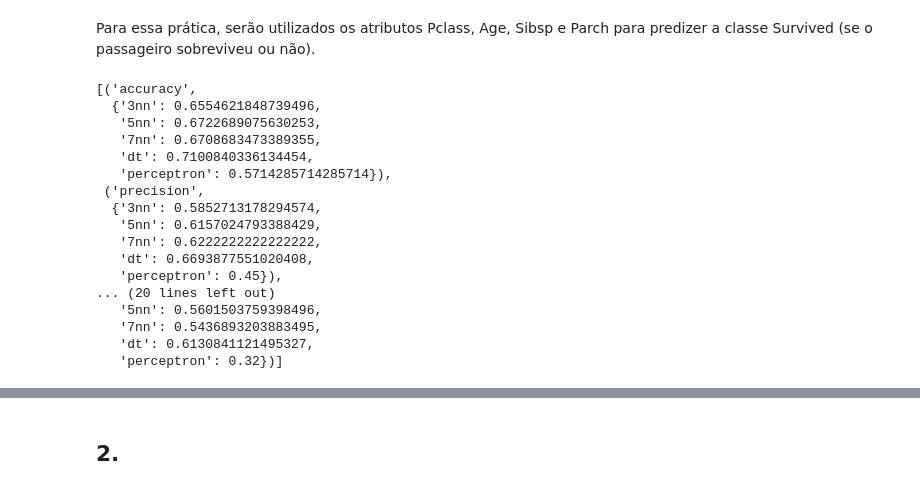
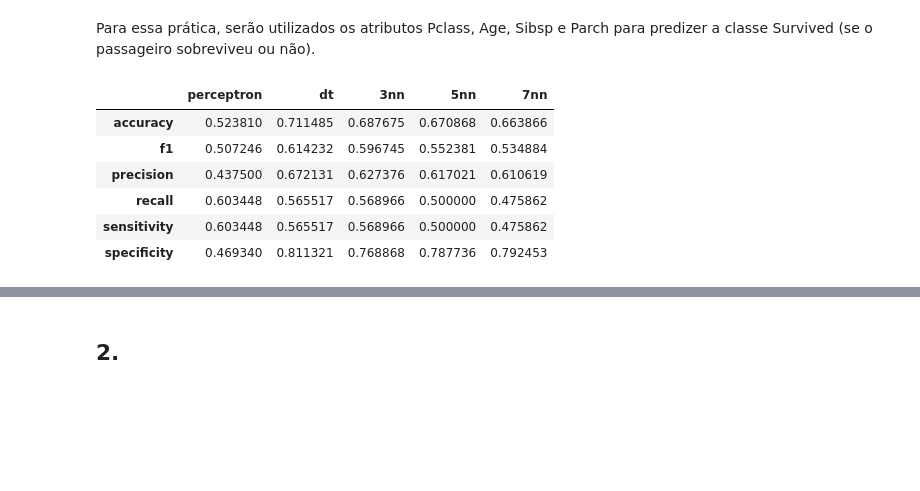
Before and after one commit to RafaelMonteiro95/icd-scc0275, a Jupyter notebook: pratica_7_9293095_9293421.ipynb, the cells around one changed output, grey strips where cells are left out. Drawn from its saved outputs; the diff is of its cells as text; code cells hidden in the pictures; blank space fills up the shorter version.

```diff
--- a/pratica_7_9293095_9293421.ipynb
+++ b/pratica_7_9293095_9293421.ipynb
@@ -159,7 +155,9 @@ def recall(conf_matrix):
     tn, fp, fn, tp = conf_matrix.ravel()
     return tp / (tp + fn)
 
-sensitivity = recall
+def sensitivity(conf_matrix):
+    # Para classificação binaria, sensitividade é igual ao recall
+    return recall(conf_matrix)
 
 def specificity(conf_matrix):
     tn, fp, fn, tp = conf_matrix.ravel()
@@ -169,33 +167,22 @@ def f1(conf_matrix):
     prec, rec = precision(conf_matrix), recall(conf_matrix)
     return 2 * (prec * rec) / (prec + rec)
 
-metrics = {}
-metrics['accuracy'] = calc_metric(res['results'], accuracy)
-metrics['precision'] = calc_metric(res['results'], precision)
-metrics['recall'] = calc_metric(res['results'], recall)
-metrics['sensitivity'] = calc_metric(res['results'], sensitivity)
-metrics['specificity'] = calc_metric(res['results'], specificity)
-metrics['f1'] = calc_metric(res['results'], f1)
+metrics = [accuracy, precision, recall, sensitivity, specificity, f1]
-# %%
-from pprint import pprint
-
-# imprimir em ordem de inserção
-pprint(list(metrics.items()))
-# %% [output]
-[('accuracy',
-  {'3nn': 0.6554621848739496,
-   '5nn': 0.6722689075630253,
-   '7nn': 0.6708683473389355,
-   'dt': 0.7100840336134454,
-   'perceptron': 0.5714285714285714}),
- ('precision',
-  {'3nn': 0.5852713178294574,
-   '5nn': 0.6157024793388429,
-   '7nn': 0.6222222222222222,
-   'dt': 0.6693877551020408,
-   'perceptron': 0.45}),
-... (20 lines left out)
-   '5nn': 0.5601503759398496,
-   '7nn': 0.5436893203883495,
-   'dt': 0.6130841121495327,
-   'perceptron': 0.32})]
+# %%
+# Criando um dicionario com todas as metricas calculadas
+# res_metrics = { c_name:{ metric.__name__:metric(sum(res['results'][c_name])) for metric in metrics } for c_name in res['results'] }
+res_metrics = {}
+for c_name in res['results']:
+    res_metrics[c_name] = {}
+    for metric in metrics:
+        res_metrics[c_name][metric.__name__] = metric(sum(res['results'][c_name]))
+
+pd.DataFrame(res_metrics)
+# %% [output]
+|  | perceptron | dt | 3nn | 5nn | 7nn |
+| accuracy | 0.523810 | 0.711485 | 0.687675 | 0.670868 | 0.663866 |
+| f1 | 0.507246 | 0.614232 | 0.596745 | 0.552381 | 0.534884 |
+| precision | 0.437500 | 0.672131 | 0.627376 | 0.617021 | 0.610619 |
+| recall | 0.603448 | 0.565517 | 0.568966 | 0.500000 | 0.475862 |
+| sensitivity | 0.603448 | 0.565517 | 0.568966 | 0.500000 | 0.475862 |
+| specificity | 0.469340 | 0.811321 | 0.768868 | 0.787736 | 0.792453 |
```
Also changed, not shown: parts of 7 cells of this notebook.
